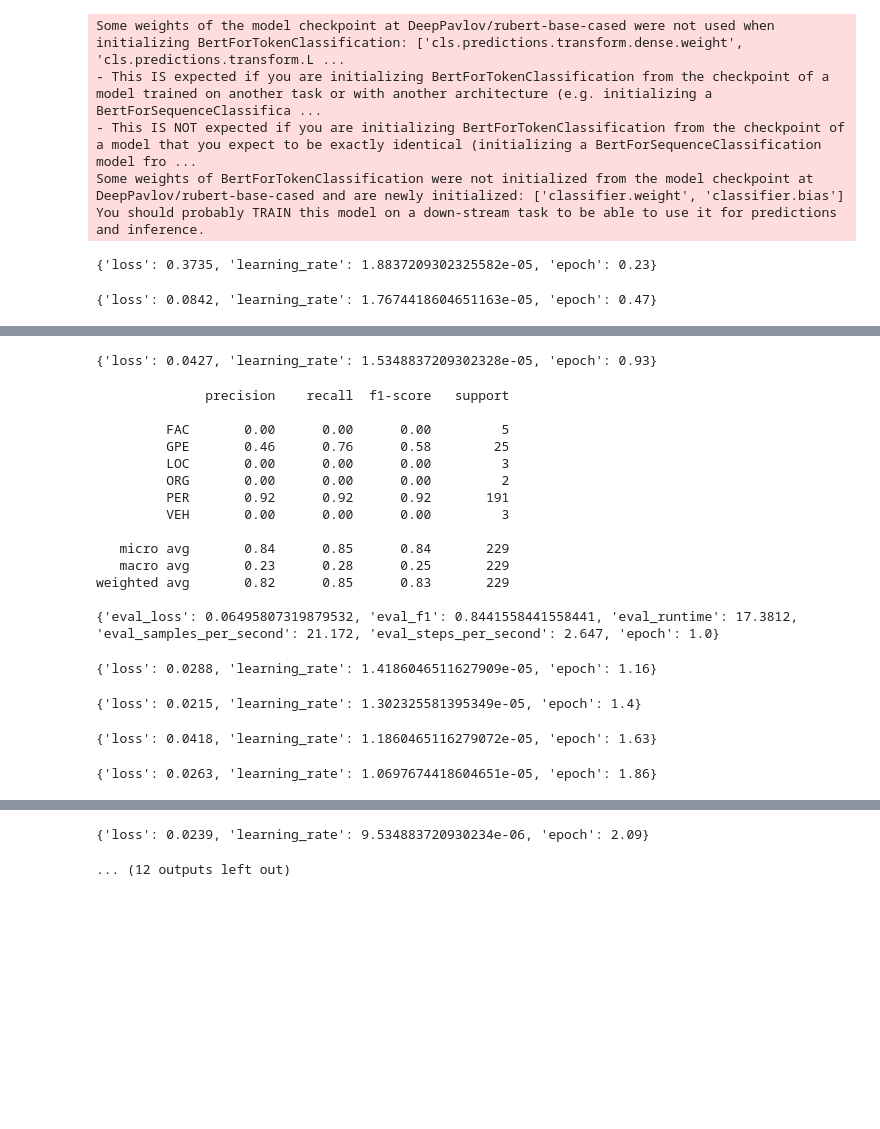
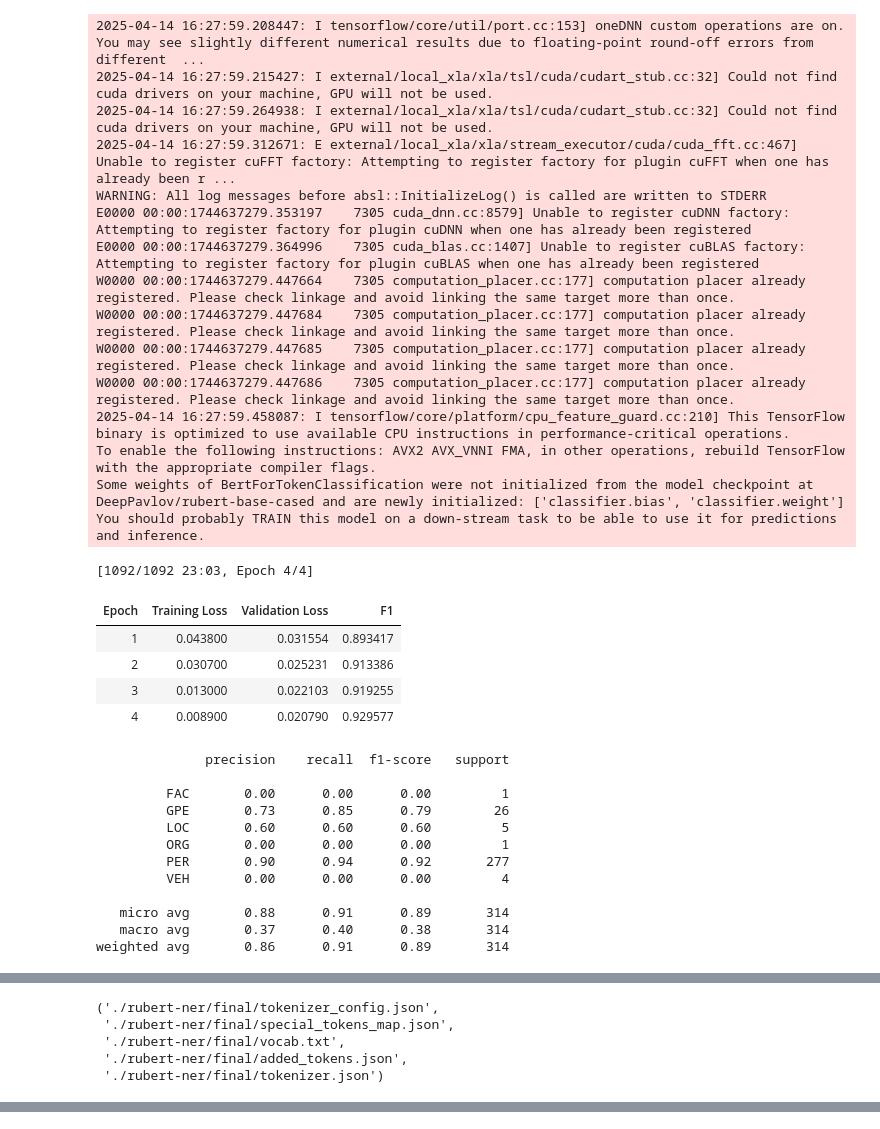
Before and after one commit to nikks-k/NER, a Jupyter notebook: first.ipynb, the cells around one changed output, grey strips where cells are left out. Drawn from its saved outputs; the diff is of its cells as text; code cells hidden in the pictures; blank space fills up the shorter version.

```diff
--- a/first.ipynb
+++ b/first.ipynb
@@ -44,9 +44,8 @@ def match_entities_with_labels(bold_entities, entity_to_label):
 
 # === Шаг 4. Основной код ===
 if __name__ == "__main__":
-    docx_path = "/home/chupchik/voinaIMir/texts/вим-1-том-2-часть-главы-1-12ЛЕВ (2).docx"      # <-- замени на путь к своему .docx
-    labels_path = "/home/chupchik/voinaIMir/entities (2).txt" # <-- замени на путь к .txt с категориями
-
+    docx_path = "texts/entities.docx"
+    labels_path = "texts/entities_metka.txt"
     # Загружаем
     sentences, bold_entities = extract_bold_entities(docx_path)
     entity_to_label = load_entity_labels(labels_path)
@@ -243,7 +242,7 @@ from sklearn.metrics import classification_report
 from seqeval.metrics import f1_score, classification_report as seqeval_classification_report
 
 # === Пути ===
-data_dir = Path("/home/chupchik/voinaIMir/rubert.ipynb/datasets")
+data_dir = Path("rubert.ipynb/datasets")
 model_checkpoint = "DeepPavlov/rubert-base-cased"
 label_list = ['O', 'B-PER', 'I-PER', 'B-ORG', 'I-ORG', 'B-LOC', 'I-LOC', 'B-GPE', 'I-GPE', 'B-FAC', 'I-FAC', 'B-VEH', 'I-VEH']
 label2id = {label: i for i, label in enumerate(label_list)}
@@ -343,36 +342,62 @@ def compute_metrics(eval_preds):
     for pred, lab in zip(predictions, labels):
         cur_labels = []
         cur_preds = []
         for p, l in zip(pred, lab):
             if l != -100:
                 cur_labels.append(id2label[l])
                 cur_preds.append(id2label[p])
         true_labels.append(cur_labels)
         true_predictions.append(cur_preds)
 
     f1 = f1_score(true_labels, true_predictions)
     print(seqeval_classification_report(true_labels, true_predictions))
     return {"f1": f1}
 
 # === Обучение ===
 trainer = Trainer(
     model=model,
     args=training_args,
     train_dataset=encoded_dataset["train"],
     eval_dataset=encoded_dataset["validation"],
     tokenizer=tokenizer,
     data_collator=DataCollatorForTokenClassification(tokenizer),
     compute_metrics=compute_metrics,
 )
 
 trainer.train()
 trainer.save_model("./rubert-ner/final")
 tokenizer.save_pretrained("./rubert-ner/final")
 # %% [output]
-Some weights of the model checkpoint at DeepPavlov/rubert-base-cased were not used when initializing BertForTokenClassification: ['cls.predictions.transform.dense.weight', 'cls.predictions.transform.L ...
-- This IS expected if you are initializing BertForTokenClassification from the checkpoint of a model trained on another task or with another architecture (e.g. initializing a BertForSequenceClassifica ...
-- This IS NOT expected if you are initializing BertForTokenClassification from the checkpoint of a model that you expect to be exactly identical (initializing a BertForSequenceClassification model fro ...
-Some weights of BertForTokenClassification were not initialized from the model checkpoint at DeepPavlov/rubert-base-cased and are newly initialized: ['classifier.weight', 'classifier.bias']
+2025-04-14 16:27:59.208447: I tensorflow/core/util/port.cc:153] oneDNN custom operations are on. You may see slightly different numerical results due to floating-point round-off errors from different  ...
+2025-04-14 16:27:59.215427: I external/local_xla/xla/tsl/cuda/cudart_stub.cc:32] Could not find cuda drivers on your machine, GPU will not be used.
+2025-04-14 16:27:59.264938: I external/local_xla/xla/tsl/cuda/cudart_stub.cc:32] Could not find cuda drivers on your machine, GPU will not be used.
+2025-04-14 16:27:59.312671: E external/local_xla/xla/stream_executor/cuda/cuda_fft.cc:467] Unable to register cuFFT factory: Attempting to register factory for plugin cuFFT when one has already been r ...
+WARNING: All log messages before absl::InitializeLog() is called are written to STDERR
+E0000 00:00:1744637279.353197    7305 cuda_dnn.cc:8579] Unable to register cuDNN factory: Attempting to register factory for plugin cuDNN when one has already been registered
+E0000 00:00:1744637279.364996    7305 cuda_blas.cc:1407] Unable to register cuBLAS factory: Attempting to register factory for plugin cuBLAS when one has already been registered
+W0000 00:00:1744637279.447664    7305 computation_placer.cc:177] computation placer already registered. Please check linkage and avoid linking the same target more than once.
+W0000 00:00:1744637279.447684    7305 computation_placer.cc:177] computation placer already registered. Please check linkage and avoid linking the same target more than once.
+W0000 00:00:1744637279.447685    7305 computation_placer.cc:177] computation placer already registered. Please check linkage and avoid linking the same target more than once.
+W0000 00:00:1744637279.447686    7305 computation_placer.cc:177] computation placer already registered. Please check linkage and avoid linking the same target more than once.
+2025-04-14 16:27:59.458087: I tensorflow/core/platform/cpu_feature_guard.cc:210] This TensorFlow binary is optimized to use available CPU instructions in performance-critical operations.
+To enable the following instructions: AVX2 AVX_VNNI FMA, in other operations, rebuild TensorFlow with the appropriate compiler flags.
+Some weights of BertForTokenClassification were not initialized from the model checkpoint at DeepPavlov/rubert-base-cased and are newly initialized: ['classifier.bias', 'classifier.weight']
 You should probably TRAIN this model on a down-stream task to be able to use it for predictions and inference.
-{'loss': 0.3735, 'learning_rate': 1.8837209302325582e-05, 'epoch': 0.23}
+[1092/1092 23:03, Epoch 4/4]
+| Epoch | Training Loss | Validation Loss | F1 |
+| 1 | 0.043800 | 0.031554 | 0.893417 |
+| 2 | 0.030700 | 0.025231 | 0.913386 |
+| 3 | 0.013000 | 0.022103 | 0.919255 |
+| 4 | 0.008900 | 0.020790 | 0.929577 |
-{'loss': 0.0842, 'learning_rate': 1.7674418604651163e-05, 'epoch': 0.47}
+              precision    recall  f1-score   support
+
+         FAC       0.00      0.00      0.00         1
+         GPE       0.73      0.85      0.79        26
+         LOC       0.60      0.60      0.60         5
+         ORG       0.00      0.00      0.00         1
+         PER       0.90      0.94      0.92       277
+         VEH       0.00      0.00      0.00         4
+
+   micro avg       0.88      0.91      0.89       314
+   macro avg       0.37      0.40      0.38       314
+weighted avg       0.86      0.91      0.89       314
@@ -380,19 +421,5 @@ You should probably TRAIN this model on a down-stream task to be able to use it
-{'loss': 0.0427, 'learning_rate': 1.5348837209302328e-05, 'epoch': 0.93}
+('./rubert-ner/final/tokenizer_config.json',
+ './rubert-ner/final/special_tokens_map.json',
+ './rubert-ner/final/vocab.txt',
+ './rubert-ner/final/added_tokens.json',
+ './rubert-ner/final/tokenizer.json')
-              precision    recall  f1-score   support
-
-         FAC       0.00      0.00      0.00         5
-         GPE       0.46      0.76      0.58        25
-         LOC       0.00      0.00      0.00         3
-         ORG       0.00      0.00      0.00         2
-         PER       0.92      0.92      0.92       191
-         VEH       0.00      0.00      0.00         3
-
-   micro avg       0.84      0.85      0.84       229
-   macro avg       0.23      0.28      0.25       229
-weighted avg       0.82      0.85      0.83       229
-
-{'eval_loss': 0.06495807319879532, 'eval_f1': 0.8441558441558441, 'eval_runtime': 17.3812, 'eval_samples_per_second': 21.172, 'eval_steps_per_second': 2.647, 'epoch': 1.0}
-{'loss': 0.0288, 'learning_rate': 1.4186046511627909e-05, 'epoch': 1.16}
-{'loss': 0.0215, 'learning_rate': 1.302325581395349e-05, 'epoch': 1.4}
-{'loss': 0.0418, 'learning_rate': 1.1860465116279072e-05, 'epoch': 1.63}
-{'loss': 0.0263, 'learning_rate': 1.0697674418604651e-05, 'epoch': 1.86}
@@ -413,5 +426,3 @@ weighted avg       0.85      0.87      0.86       229
-{'loss': 0.0239, 'learning_rate': 9.534883720930234e-06, 'epoch': 2.09}
-... (12 outputs left out)
 # %%
 from transformers import AutoTokenizer, AutoModelForTokenClassification
 import torch
```
Also changed, not shown: parts of 6 cells of this notebook, 3 other files.
